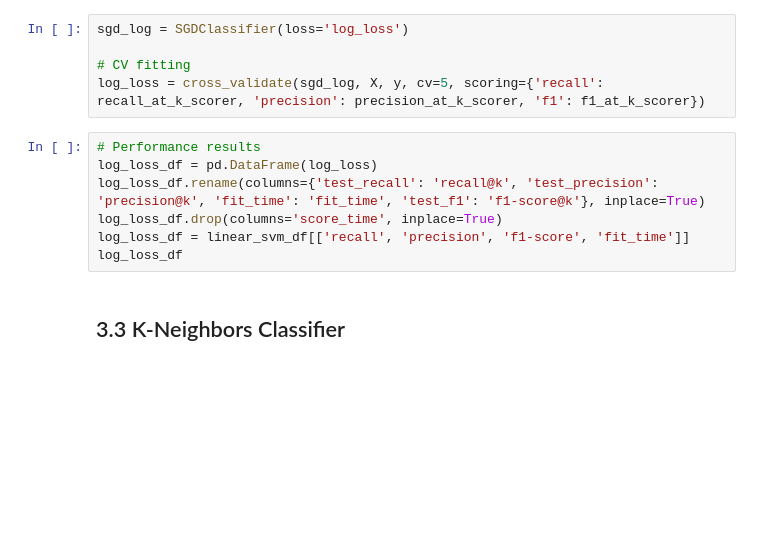
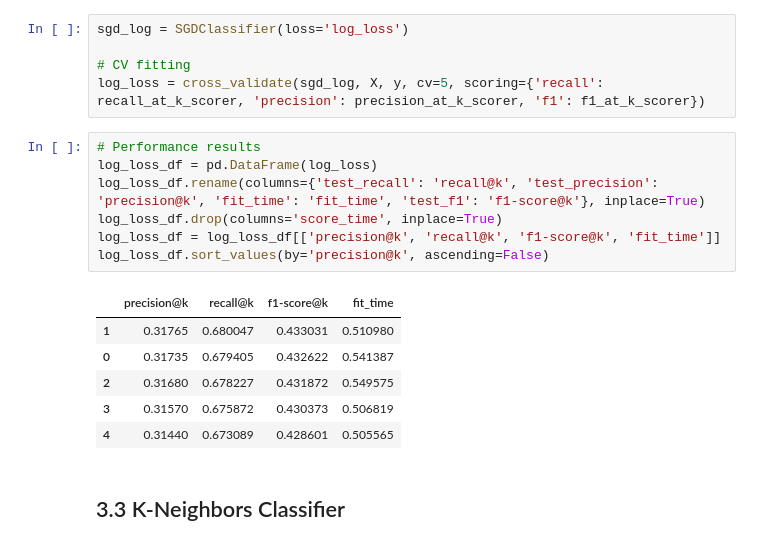
Before and after one commit to iury-repo/health_insurance_cs, a Jupyter notebook: notebooks/2-ims-modeling.ipynb, the cells around one changed output. Saved outputs shown, nothing was run; the diff lists cells and outputs as text; blank space fills up the shorter version.

```diff
--- a/notebooks/2-ims-modeling.ipynb
+++ b/notebooks/2-ims-modeling.ipynb
@@ -181,10 +188,17 @@ log_loss = cross_validate(sgd_log, X, y, cv=5, scoring={'recall': recall_at_k_sc
 # %%
 # Performance results
 log_loss_df = pd.DataFrame(log_loss)
 log_loss_df.rename(columns={'test_recall': 'recall@k', 'test_precision': 'precision@k', 'fit_time': 'fit_time', 'test_f1': 'f1-score@k'}, inplace=True)
 log_loss_df.drop(columns='score_time', inplace=True)
-log_loss_df = linear_svm_df[['recall', 'precision', 'f1-score', 'fit_time']]
-log_loss_df
+log_loss_df = log_loss_df[['precision@k', 'recall@k', 'f1-score@k', 'fit_time']]
+log_loss_df.sort_values(by='precision@k', ascending=False)
+# %% [output]
+|  | precision@k | recall@k | f1-score@k | fit_time |
+| 1 | 0.31765 | 0.680047 | 0.433031 | 0.510980 |
+| 0 | 0.31735 | 0.679405 | 0.432622 | 0.541387 |
+| 2 | 0.31680 | 0.678227 | 0.431872 | 0.549575 |
+| 3 | 0.31570 | 0.675872 | 0.430373 | 0.506819 |
+| 4 | 0.31440 | 0.673089 | 0.428601 | 0.505565 |
 # %% [markdown]
 ## 3.3 K-Neighbors Classifier
 # %%
```
Also changed, not shown: parts of 8 cells of this notebook.
